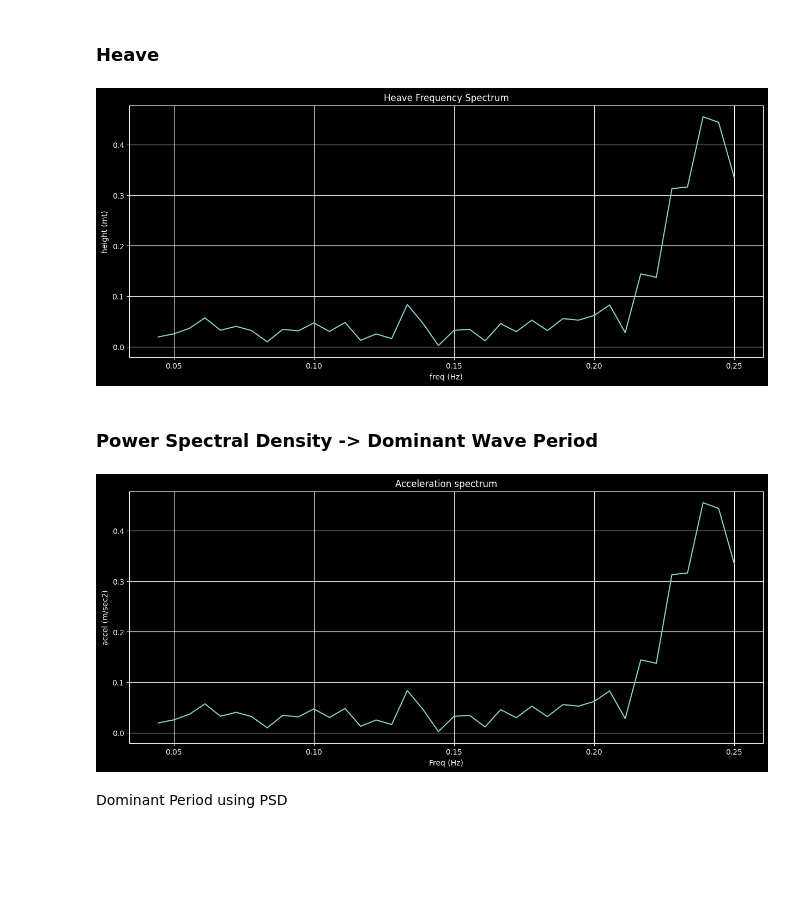
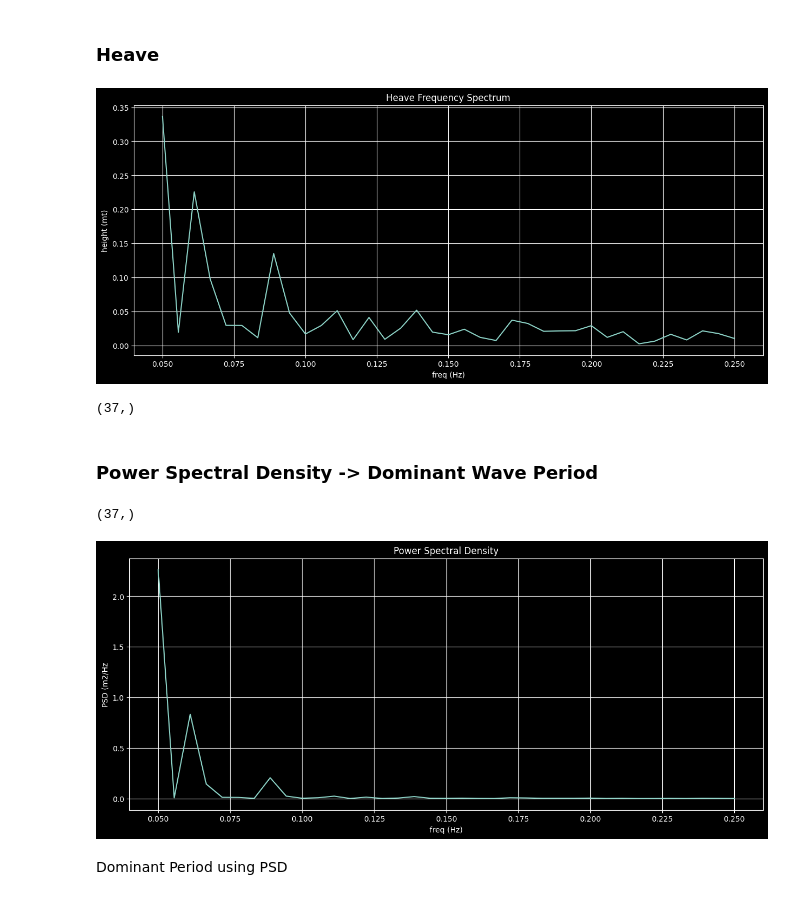
Before and after one commit to mauroc/sqrpi, a Jupyter notebook: dev01.ipynb, the cells around one changed output. Drawn from its saved outputs; the diff is of its cells as text; code cells hidden in the pictures; blank space fills up the shorter version.

```diff
--- a/dev01.ipynb
+++ b/dev01.ipynb
@@ -59,7 +59,8 @@ def plot_array(x_axis, y_axis, title="", xlabel="", ylabel="", grid=True):
     pl.title(title)
     pl.xlabel(xlabel)
     pl.ylabel(ylabel)
-    pl.plot(freqs, acc_spectrum)
+    pl.plot(x_axis, y_axis)
+    #pl.semilogy(x_axis, y_axis)
     pl.grid(True)
     pl.show()
 # %% [markdown]
@@ -207,17 +207,25 @@ Modal period 4.0
 # %%
 plot_array(freqs, heave_spectrum, 'Heave Frequency Spectrum', 'freq (Hz)', 'height (mt)')
 # %% [output]
-[figure, old version]
+[figure, new version]
+# %%
+freqs.shape
+# %% [output]
+(37,)
 # %% [markdown]
 ### Power Spectral Density -> Dominant Wave Period ###
 # %%
 low_cutoff = 0
 freqs_c = freqs[low_cutoff:]
+# %%
+freqs_c.shape
+# %% [output]
+(37,)
 # %%
 psd = (heave_spectrum[low_cutoff:]**2)/freqs_c
-plot_array(freqs, heave_spectrum, 'Power Spectral Density', 'freq (Hz)', 'PSD (m2/Hz')
+plot_array(freqs, psd, 'Power Spectral Density', 'freq (Hz)', 'PSD (m2/Hz')
 # %% [output]
-[figure, old version]
+[figure, new version]
 # %% [markdown]
 Dominant Period using PSD
 # %%
```
Also changed, not shown: parts of 39 cells of this notebook, 4 other files.
